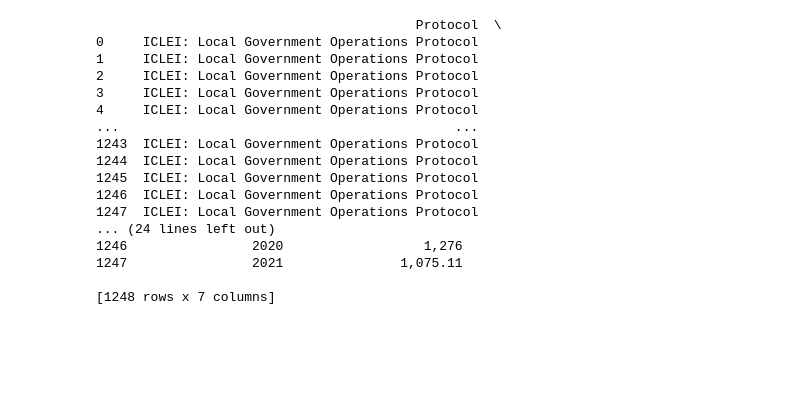
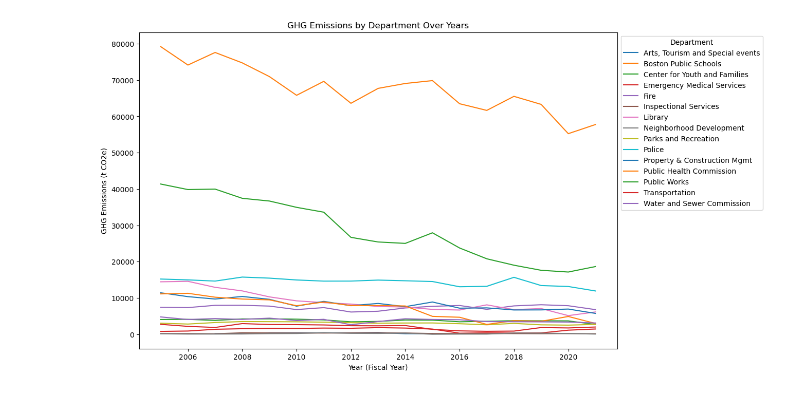
Before and after one commit to Milan37/greenhouse-gas-boston, a Jupyter notebook: main.ipynb, the cells around one changed output. Drawn from its saved outputs; the diff is of its cells as text; code cells hidden in the pictures; blank space fills up the shorter version.

Commit message:
plotting

```diff
--- a/main.ipynb
+++ b/main.ipynb
@@ -1,24 +1,33 @@
-# %%
-import pandas as pd
-
-greenhouse_gas_df = pd.read_csv("/Users/onyinyeokonkwo/greenhouse-gas-boston/local-government-operations-greenhouse-gas-local-government-operations-greenhouse-gas (2).csv")
-
-print(greenhouse_gas_df)
-# %% [output]
-                                         Protocol  \
-0     ICLEI: Local Government Operations Protocol
-1     ICLEI: Local Government Operations Protocol
-2     ICLEI: Local Government Operations Protocol
-3     ICLEI: Local Government Operations Protocol
-4     ICLEI: Local Government Operations Protocol
-...                                           ...
-1243  ICLEI: Local Government Operations Protocol
-1244  ICLEI: Local Government Operations Protocol
-1245  ICLEI: Local Government Operations Protocol
-1246  ICLEI: Local Government Operations Protocol
-1247  ICLEI: Local Government Operations Protocol
-... (24 lines left out)
-1246                2020                  1,276
-1247                2021               1,075.11
-
-[1248 rows x 7 columns]
+# %%
+import pandas as pd
+import matplotlib.pyplot as plt
+
+# Load the data
+greenhouse_gas_df = pd.read_csv("data/rawData.csv")
+
+# Filter out rows where 'GHG Emissions (t CO2e)' column has a hyphen "-"
+# Convert 'GHG Emissions (t CO2e)' column to float after removing commas
+greenhouse_gas_df = greenhouse_gas_df[greenhouse_gas_df['GHG Emissions (t CO2e)'] != "-"]
+greenhouse_gas_df['GHG Emissions (t CO2e)'] = greenhouse_gas_df['GHG Emissions (t CO2e)'].str.replace(',', '').astype(float)
+
+# Group the data by 'Department Longname' and 'Year (Fiscal Year)' and sum GHG Emissions
+ghg_per_dept_year = greenhouse_gas_df.groupby(['Department Longname', 'Year (Fiscal Year)'])['GHG Emissions (t CO2e)'].sum().reset_index()
+
+# Plotting
+fig, ax = plt.subplots(figsize=(12, 8))
+
+# Ensuring unique lines for each department
+departments = ghg_per_dept_year['Department Longname'].unique()
+
+for department in departments:
+    dept_data = ghg_per_dept_year[ghg_per_dept_year['Department Longname'] == department]
+    ax.plot(dept_data['Year (Fiscal Year)'], dept_data['GHG Emissions (t CO2e)'], label=department)
+
+ax.set_title('GHG Emissions by Department Over Years')
+ax.set_xlabel('Year (Fiscal Year)')
+ax.set_ylabel('GHG Emissions (t CO2e)')
+ax.legend(title='Department', loc='upper left', bbox_to_anchor=(1, 1))  # Position legend outside the plot
+
+plt.show()
+# %% [output]
+[figure, added]
```
Also changed, not shown: 1 other file.
